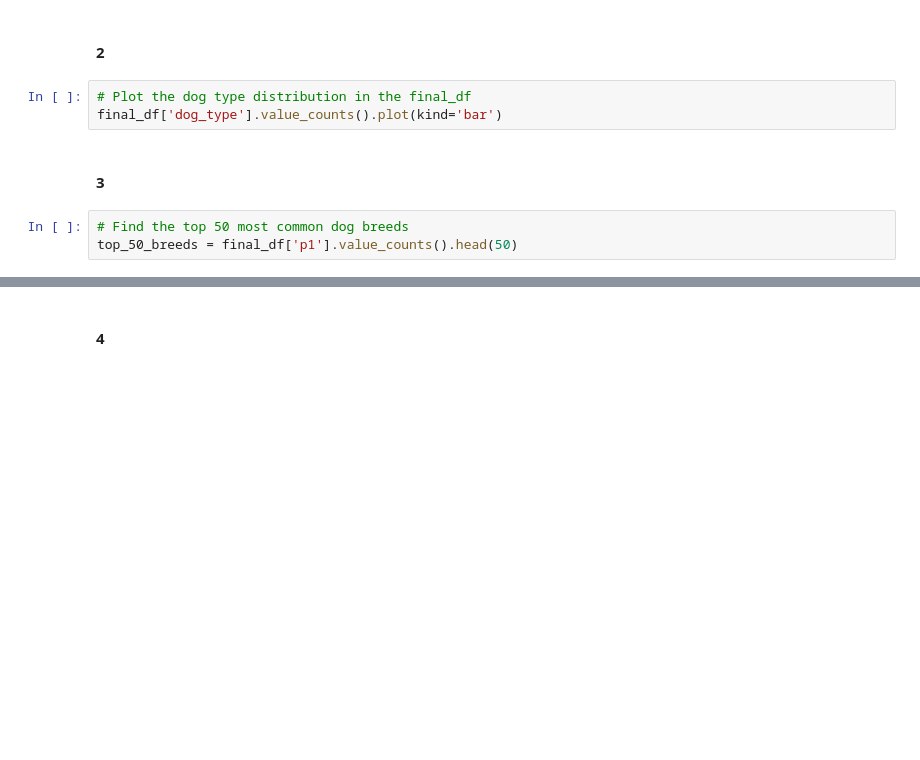
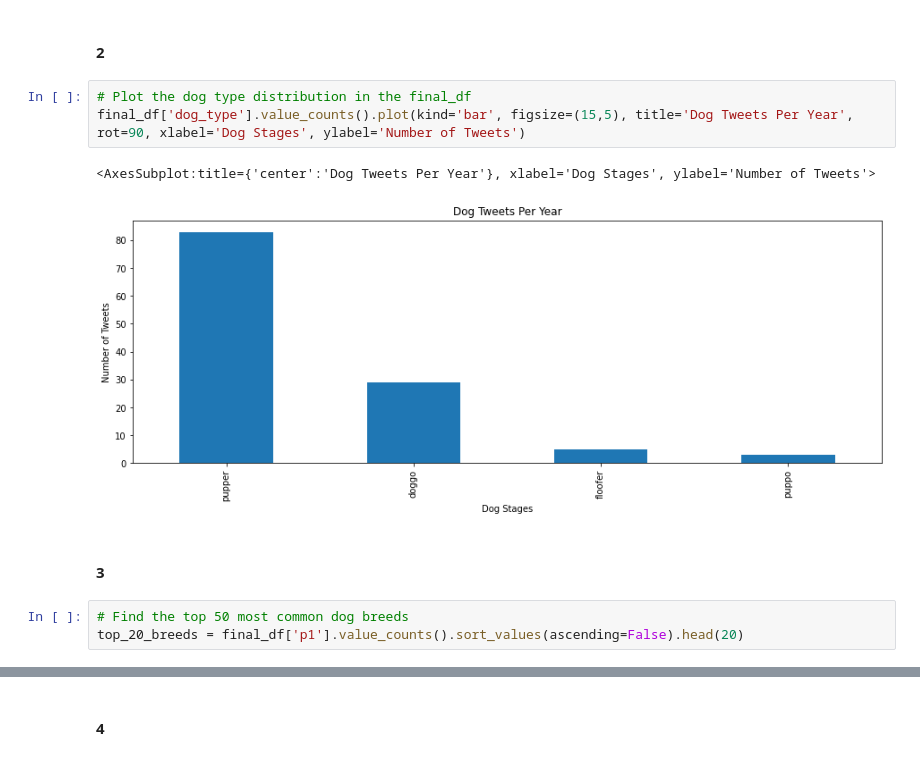
Before and after one commit to okabamac/data_wrangling_p2, a Jupyter notebook: wrangle_act.ipynb, the cells around one changed output, grey strips where cells are left out. Drawn from its saved outputs; the diff is of its cells as text; blank space fills up the shorter version.

```diff
--- a/wrangle_act.ipynb
+++ b/wrangle_act.ipynb
@@ -874,11 +1086,14 @@ final_df['timestamp'].dt.year.value_counts().plot(kind='bar')
 #### 2
 # %%
 # Plot the dog type distribution in the final_df
-final_df['dog_type'].value_counts().plot(kind='bar')
+final_df['dog_type'].value_counts().plot(kind='bar', figsize=(15,5), title='Dog Tweets Per Year', rot=90, xlabel='Dog Stages', ylabel='Number of Tweets')
+# %% [output]
+<AxesSubplot:title={'center':'Dog Tweets Per Year'}, xlabel='Dog Stages', ylabel='Number of Tweets'>
+[figure, added]
 # %% [markdown]
 #### 3
 # %%
 # Find the top 50 most common dog breeds
-top_50_breeds = final_df['p1'].value_counts().head(50)
+top_20_breeds = final_df['p1'].value_counts().sort_values(ascending=False).head(20)
 # %%
 # Plot a bar chart of the top 50 most common dog breeds
```
Also changed, not shown: parts of 62 cells of this notebook, 2 other files.
